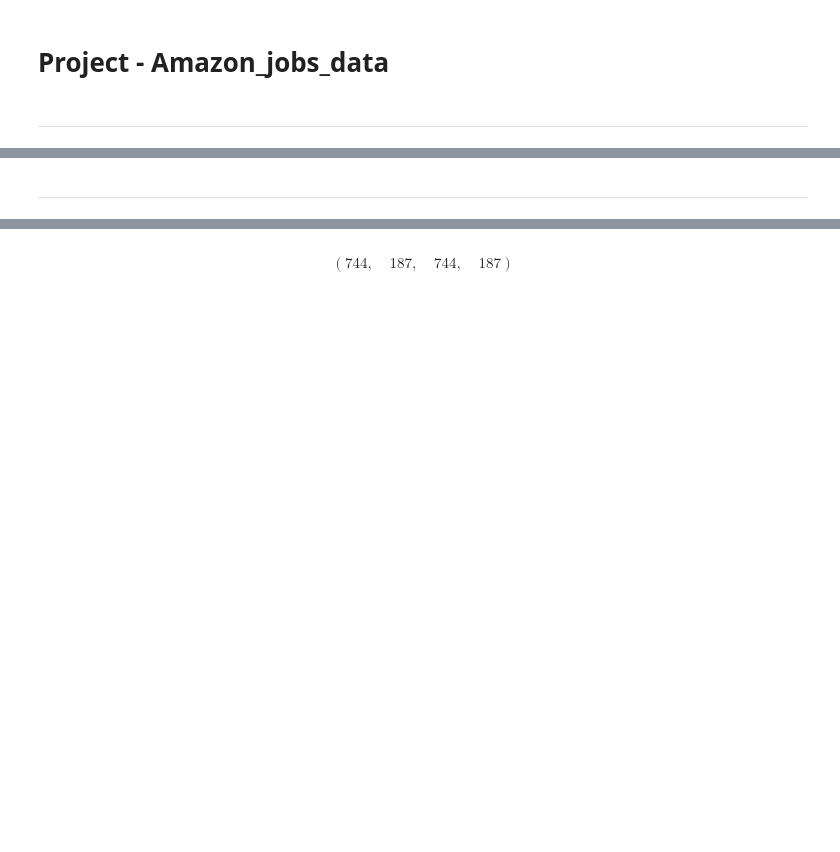
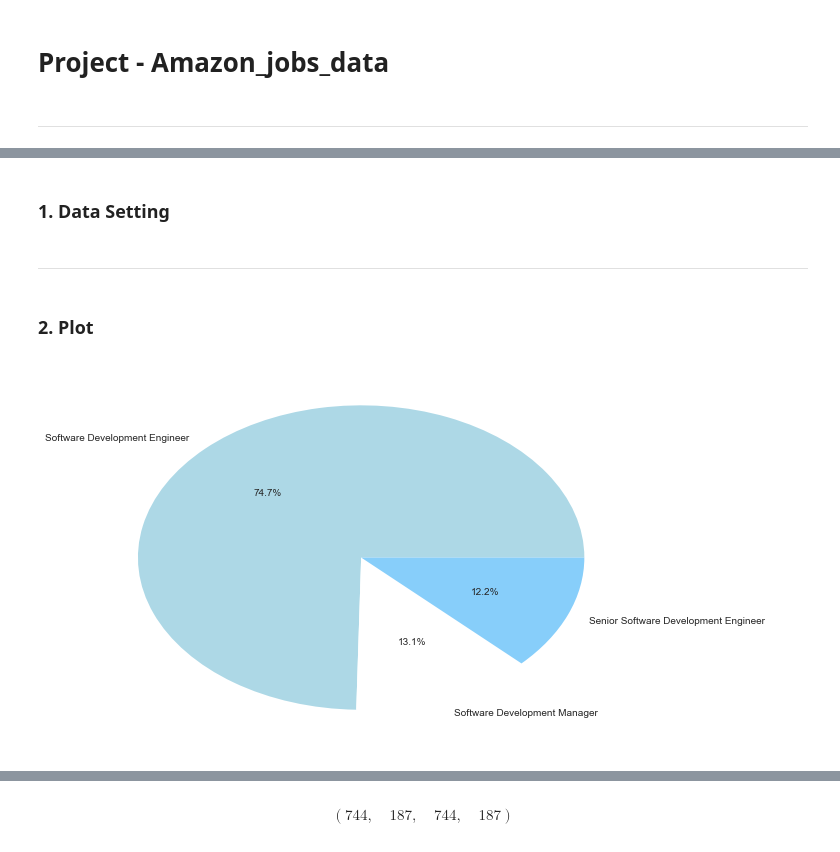
Before and after one commit to UPRMG/Project, a Jupyter notebook: Project/Project.ipynb, the cells around one changed output, grey strips where cells are left out. Cells and saved outputs as stored; diff of their text form; code cells hidden in the pictures; blank space fills up the shorter version.

```diff
--- a/Project/Project.ipynb
+++ b/Project/Project.ipynb
@@ -126,0 +20,2 @@ A_jobs_df.tail()
+# %% [markdown]
+### 1. Data Setting
@@ -127,2 +61,13 @@ A_jobs_df.tail()
 # %% [markdown]
 ---
+# %% [markdown]
+### 2. Plot
+# %%
+jobs_plot = A_jobs_df['job'].value_counts()
+fig = plt.figure(figsize = (10,7))
+labels = ['Software Development Engineer','Software Development Manager ','Senior Software Development Engineer ']
+colors = ['lightblue', 'white', 'lightskyblue']
+plt.pie(jobs_plot, labels=labels, colors=colors, autopct='%1.1f%%')
+plt.show()
+# %% [output]
+[figure, added]
```
Also changed, not shown: parts of 101 cells of this notebook.
